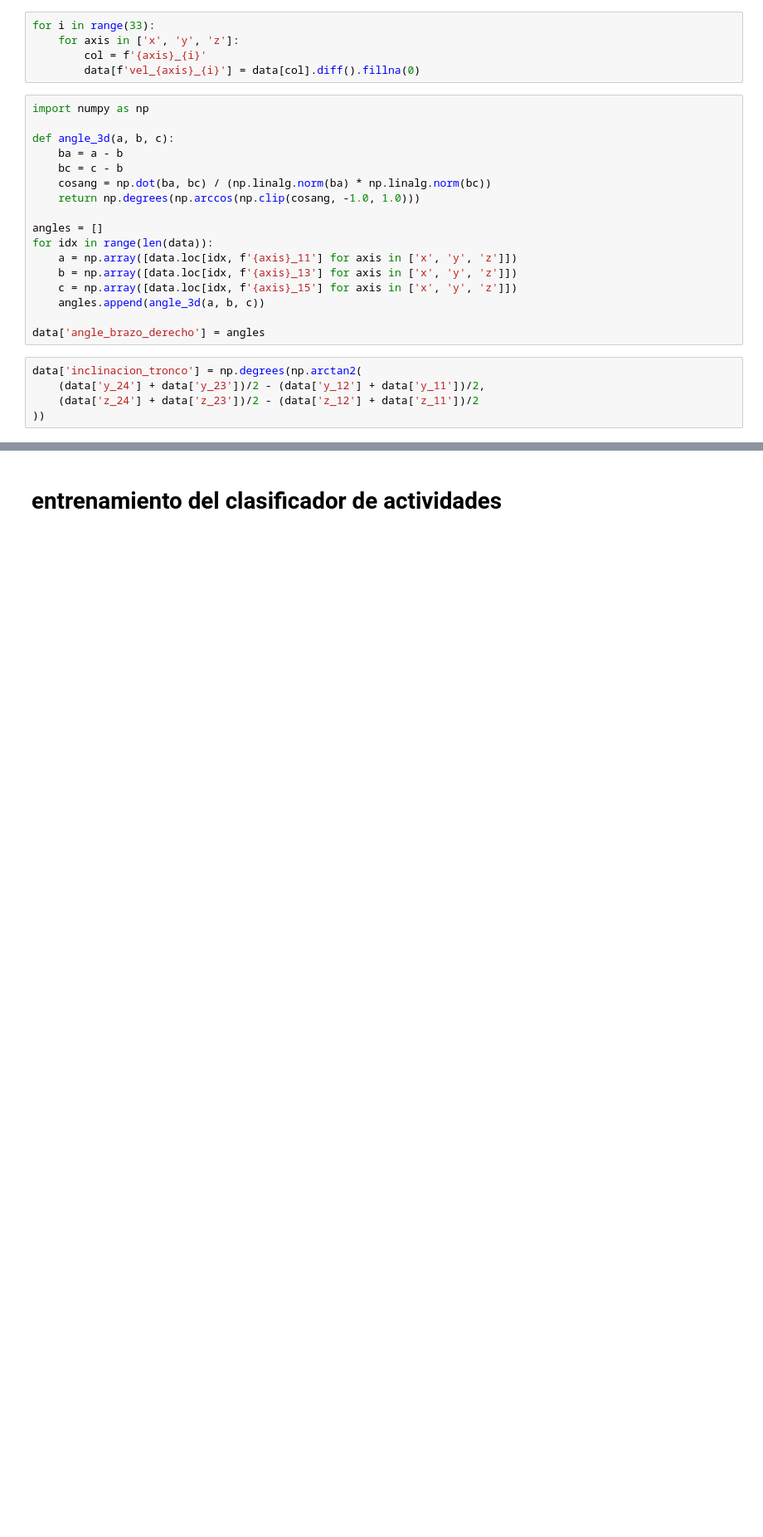
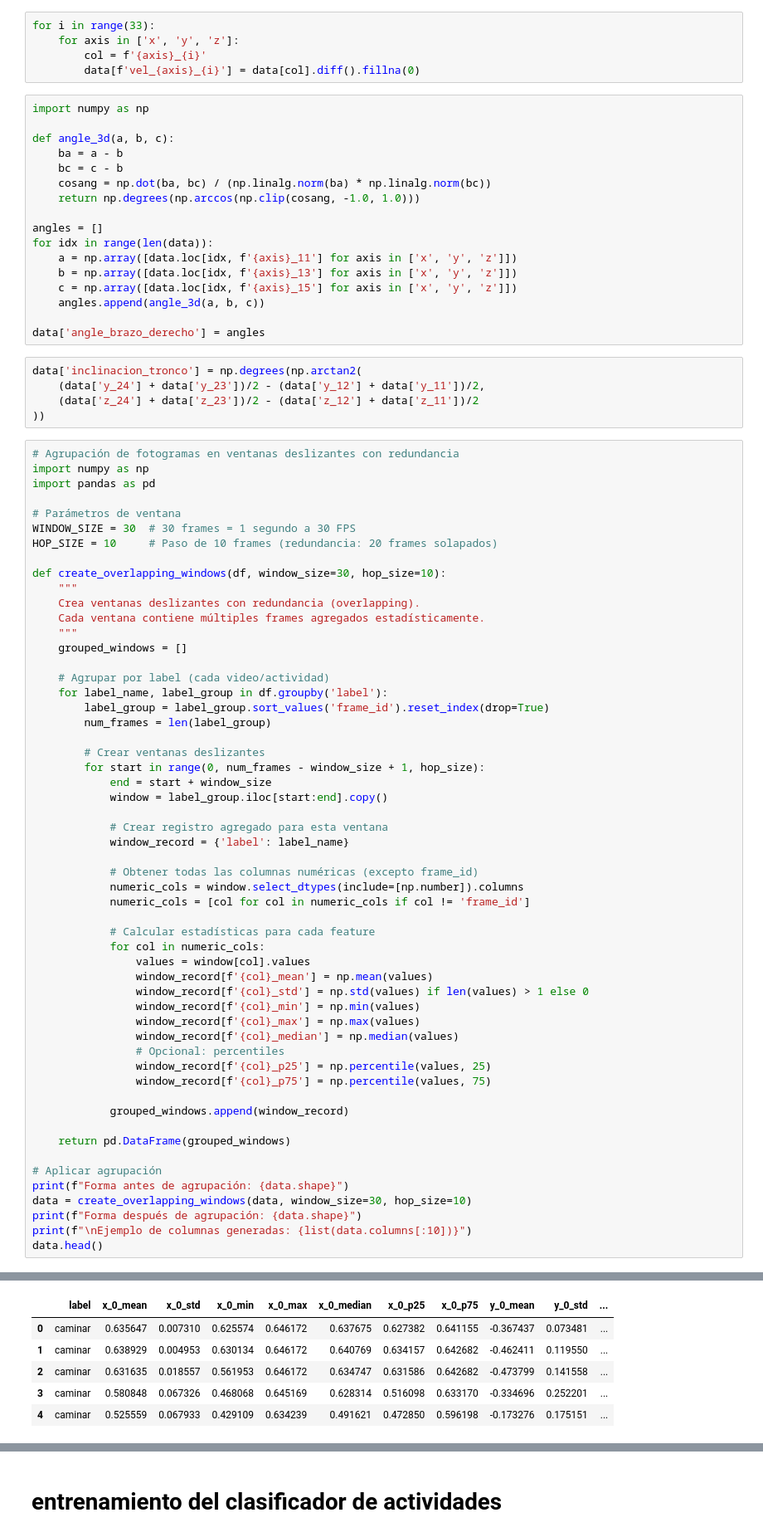
Before and after one commit to Sebastian-411/PoseAnalyzer, a Jupyter notebook: entrega2/PoseAnalyzer.ipynb, the cells around one changed output, grey strips where cells are left out. Shown at 83% size. Drawn from its saved outputs; the diff is of its cells as text; blank space fills up the shorter version.

```diff
--- a/entrega2/PoseAnalyzer.ipynb
+++ b/entrega2/PoseAnalyzer.ipynb
@@ -230,3 +253,59 @@ data['inclinacion_tronco'] = np.degrees(np.arctan2(
     (data['y_24'] + data['y_23'])/2 - (data['y_12'] + data['y_11'])/2,
     (data['z_24'] + data['z_23'])/2 - (data['z_12'] + data['z_11'])/2
 ))
+# %%
+# Agrupación de fotogramas en ventanas deslizantes con redundancia
+import numpy as np
+import pandas as pd
+
+# Parámetros de ventana
+WINDOW_SIZE = 30  # 30 frames = 1 segundo a 30 FPS
+HOP_SIZE = 10     # Paso de 10 frames (redundancia: 20 frames solapados)
+
+def create_overlapping_windows(df, window_size=30, hop_size=10):
+    """
+    Crea ventanas deslizantes con redundancia (overlapping).
+    Cada ventana contiene múltiples frames agregados estadísticamente.
+    """
+    grouped_windows = []
+
+    # Agrupar por label (cada video/actividad)
+    for label_name, label_group in df.groupby('label'):
+        label_group = label_group.sort_values('frame_id').reset_index(drop=True)
+        num_frames = len(label_group)
+
+        # Crear ventanas deslizantes
+        for start in range(0, num_frames - window_size + 1, hop_size):
+            end = start + window_size
+            window = label_group.iloc[start:end].copy()
+
+            # Crear registro agregado para esta ventana
+            window_record = {'label': label_name}
+
+            # Obtener todas las columnas numéricas (excepto frame_id)
+            numeric_cols = window.select_dtypes(include=[np.number]).columns
+            numeric_cols = [col for col in numeric_cols if col != 'frame_id']
+
+            # Calcular estadísticas para cada feature
+            for col in numeric_cols:
+                values = window[col].values
+                window_record[f'{col}_mean'] = np.mean(values)
+                window_record[f'{col}_std'] = np.std(values) if len(values) > 1 else 0
+                window_record[f'{col}_min'] = np.min(values)
+                window_record[f'{col}_max'] = np.max(values)
+                window_record[f'{col}_median'] = np.median(values)
+                # Opcional: percentiles
+                window_record[f'{col}_p25'] = np.percentile(values, 25)
+                window_record[f'{col}_p75'] = np.percentile(values, 75)
+
+            grouped_windows.append(window_record)
+
+    return pd.DataFrame(grouped_windows)
+
+# Aplicar agrupación
+print(f"Forma antes de agrupación: {data.shape}")
+data = create_overlapping_windows(data, window_size=30, hop_size=10)
+print(f"Forma después de agrupación: {data.shape}")
+print(f"\nEjemplo de columnas generadas: {list(data.columns[:10])}")
+data.head()
+# %% [output]
@@ -232,0 +316,6 @@ data['inclinacion_tronco'] = np.degrees(np.arctan2(
+|  | label | x_0_mean | x_0_std | x_0_min | x_0_max | x_0_median | x_0_p25 | x_0_p75 | y_0_mean | y_0_std | ... |
+| 0 | caminar | 0.635647 | 0.007310 | 0.625574 | 0.646172 | 0.637675 | 0.627382 | 0.641155 | -0.367437 | 0.073481 | ... |
+| 1 | caminar | 0.638929 | 0.004953 | 0.630134 | 0.646172 | 0.640769 | 0.634157 | 0.642682 | -0.462411 | 0.119550 | ... |
+| 2 | caminar | 0.631635 | 0.018557 | 0.561953 | 0.646172 | 0.634747 | 0.631586 | 0.642682 | -0.473799 | 0.141558 | ... |
+| 3 | caminar | 0.580848 | 0.067326 | 0.468068 | 0.645169 | 0.628314 | 0.516098 | 0.633170 | -0.334696 | 0.252201 | ... |
+| 4 | caminar | 0.525559 | 0.067933 | 0.429109 | 0.634239 | 0.491621 | 0.472850 | 0.596198 | -0.173276 | 0.175151 | ... |
```
Also changed, not shown: parts of 20 cells of this notebook, 15 other files.
